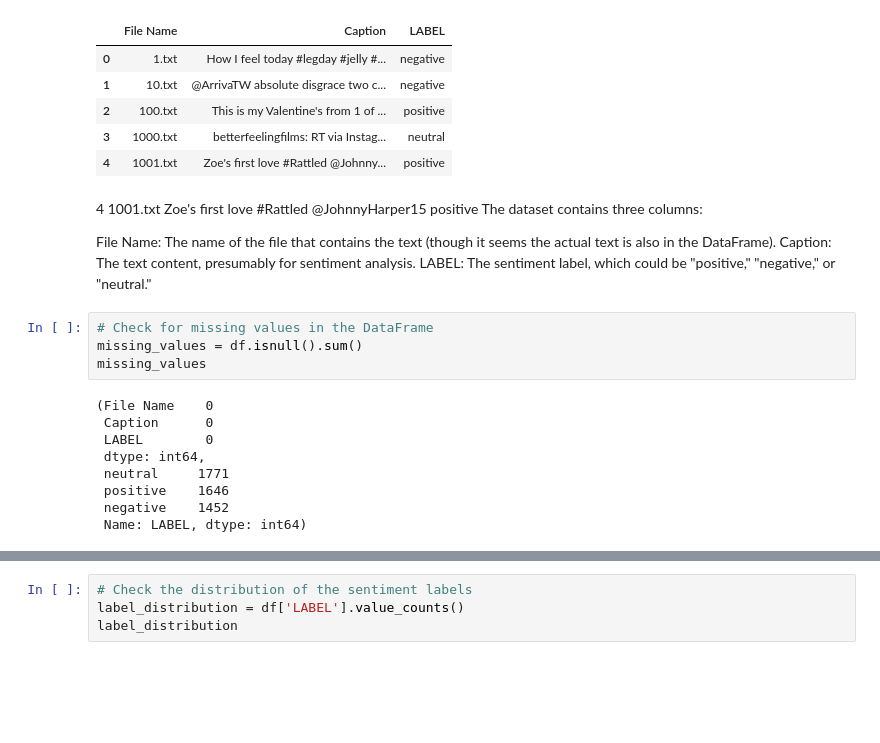
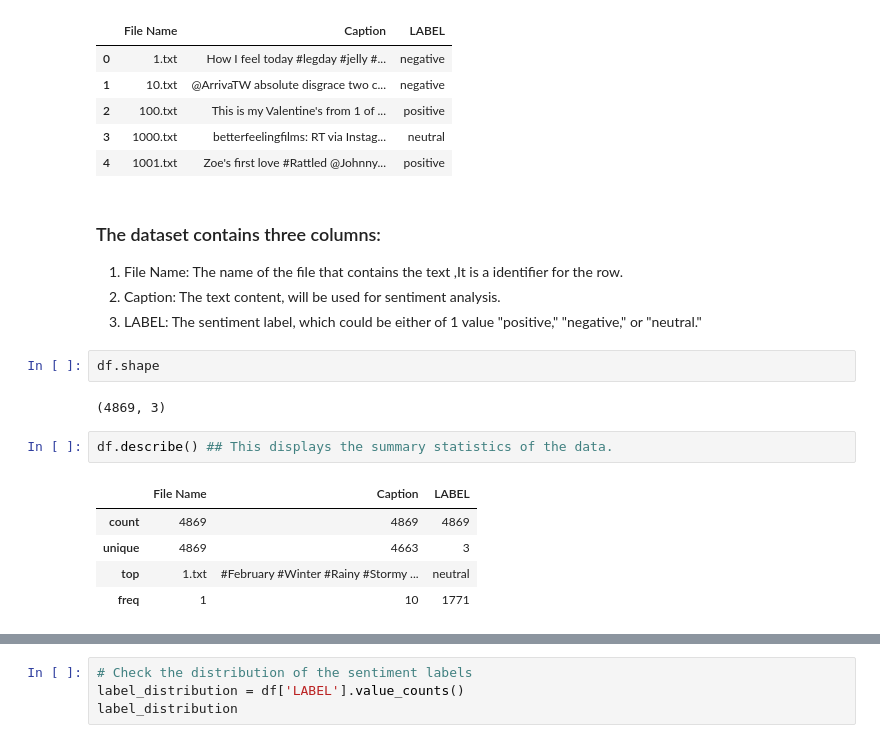
Before and after one commit to sunilmittal22/BITS-Application-of-CNN-RNN-Transformer-usin-Tensor-Flow-, a Jupyter notebook: Sentiment Analysis using Tensor Flow.ipynb, the cells around one changed output, grey strips where cells are left out. Drawn from its saved outputs; the diff is of its cells as text; blank space fills up the shorter version.

```diff
--- a/Sentiment Analysis using Tensor Flow.ipynb
+++ b/Sentiment Analysis using Tensor Flow.ipynb
@@ -31,22 +36,21 @@ df.head()
 | 3 | 1000.txt | betterfeelingfilms: RT via Instag... | neutral |
 | 4 | 1001.txt | Zoe's first love #Rattled @Johnny... | positive |
 # %% [markdown]
-4  1001.txt         Zoe's first love #Rattled @JohnnyHarper15   positive
-The dataset contains three columns:
-
-File Name: The name of the file that contains the text (though it seems the actual text is also in the DataFrame).
-Caption: The text content, presumably for sentiment analysis.
-LABEL: The sentiment label, which could be "positive," "negative," or "neutral."
+### The dataset contains three columns:
+<ol>
+<li>File Name: The name of the file that contains the text ,It is a identifier for the row.</li>
+<li>Caption: The text content, will be used for sentiment analysis.</li>
+<li>LABEL: The sentiment label, which could be either of  1 value "positive," "negative," or "neutral."</li>
+</ol>
-# %%
-# Check for missing values in the DataFrame
-missing_values = df.isnull().sum()
-missing_values
-# %% [output]
-(File Name    0
- Caption      0
- LABEL        0
- dtype: int64,
- neutral     1771
- positive    1646
- negative    1452
- Name: LABEL, dtype: int64)
+# %%
+df.shape
+# %% [output]
+(4869, 3)
+# %%
+df.describe() ## This displays the summary statistics of the data.
+# %% [output]
+|  | File Name | Caption | LABEL |
+| count | 4869 | 4869 | 4869 |
+| unique | 4869 | 4663 | 3 |
+| top | 1.txt | #February #Winter #Rainy #Stormy ... | neutral |
+| freq | 1 | 10 | 1771 |
```
Also changed, not shown: parts of 17 cells of this notebook.
